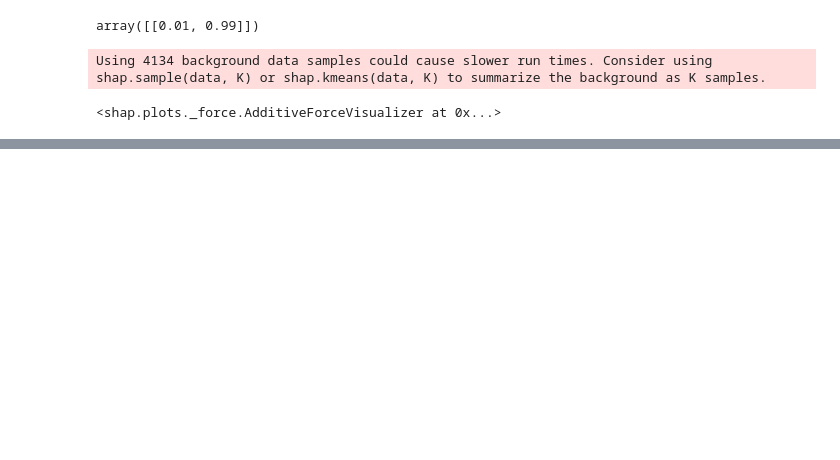
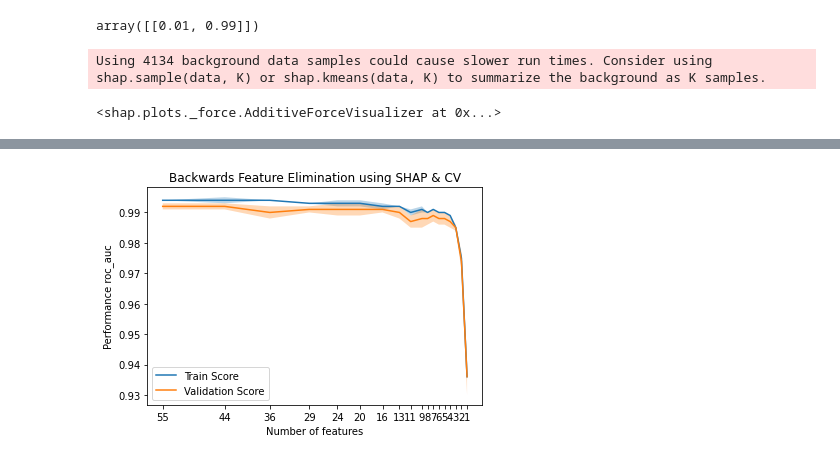
Before and after one commit to ali-unlu/predicting-drug-use, a Jupyter notebook: Feature Selection with SHAP.ipynb, the cells around one changed output, grey strips where cells are left out. Drawn from its saved outputs; the diff is of its cells as text; code cells hidden in the pictures; blank space fills up the shorter version.

```diff
--- a/Feature Selection with SHAP.ipynb
+++ b/Feature Selection with SHAP.ipynb
@@ -231,0 +236,25 @@ Using 4134 background data samples could cause slower run times. Consider using
+# %%
+from probatus.feature_elimination import ShapRFECV
+from sklearn.model_selection import RandomizedSearchCV
+from sklearn.ensemble import RandomForestClassifier
+
+clf = RandomForestClassifier(max_depth=5, class_weight='balanced')
+
+param_grid = {
+    'n_estimators': [5, 10, 15, 20],
+    'min_samples_leaf': [3, 5, 7, 10],
+}
+search = RandomizedSearchCV(clf, param_grid)
+
+
+
+shap_elimination = ShapRFECV(search, step=0.2, cv=5, scoring='roc_auc', n_jobs=3)
+report = shap_elimination.fit_compute(X_train, y_train)
+# %%
+# Make plots
+performance_plot = shap_elimination.plot()
+
+# Get final feature set
+final_features_set = shap_elimination.get_reduced_features_set(num_features=5)
+# %% [output]
+[figure, added]
```
Also changed, not shown: parts of 28 cells of this notebook, 1 other file.
